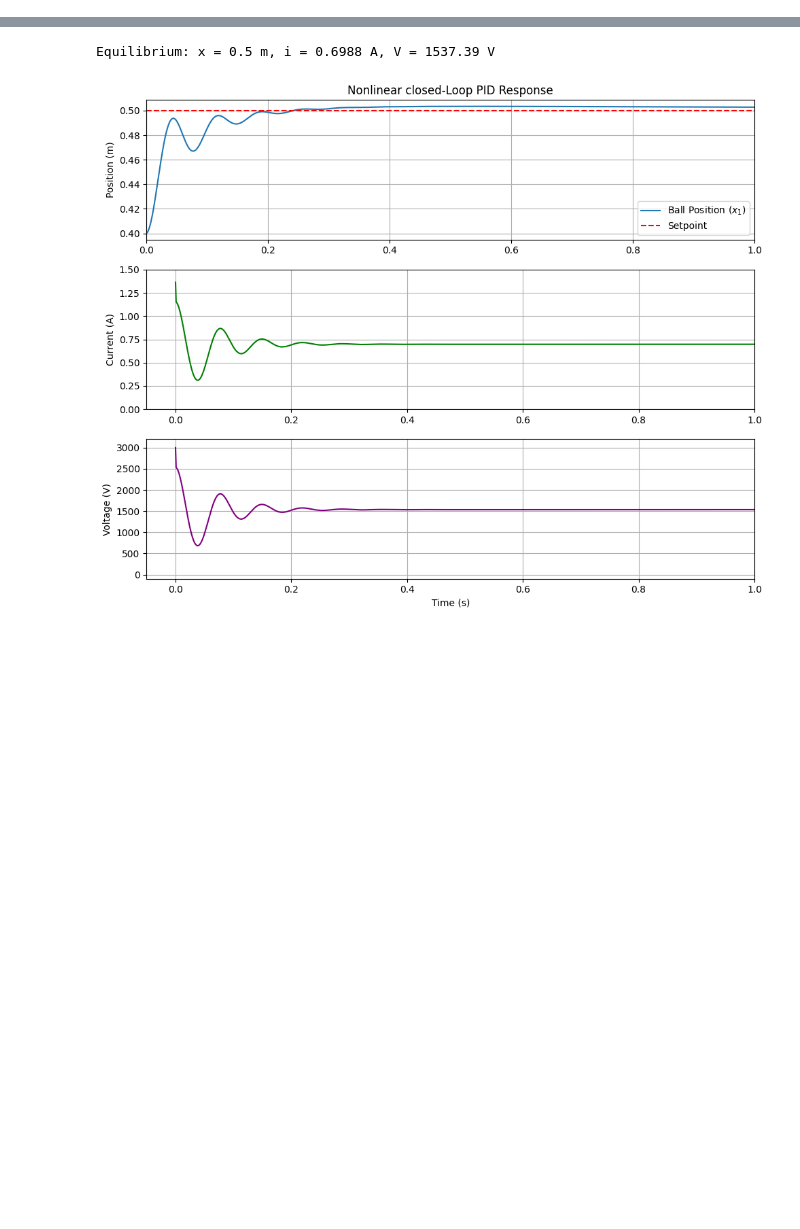
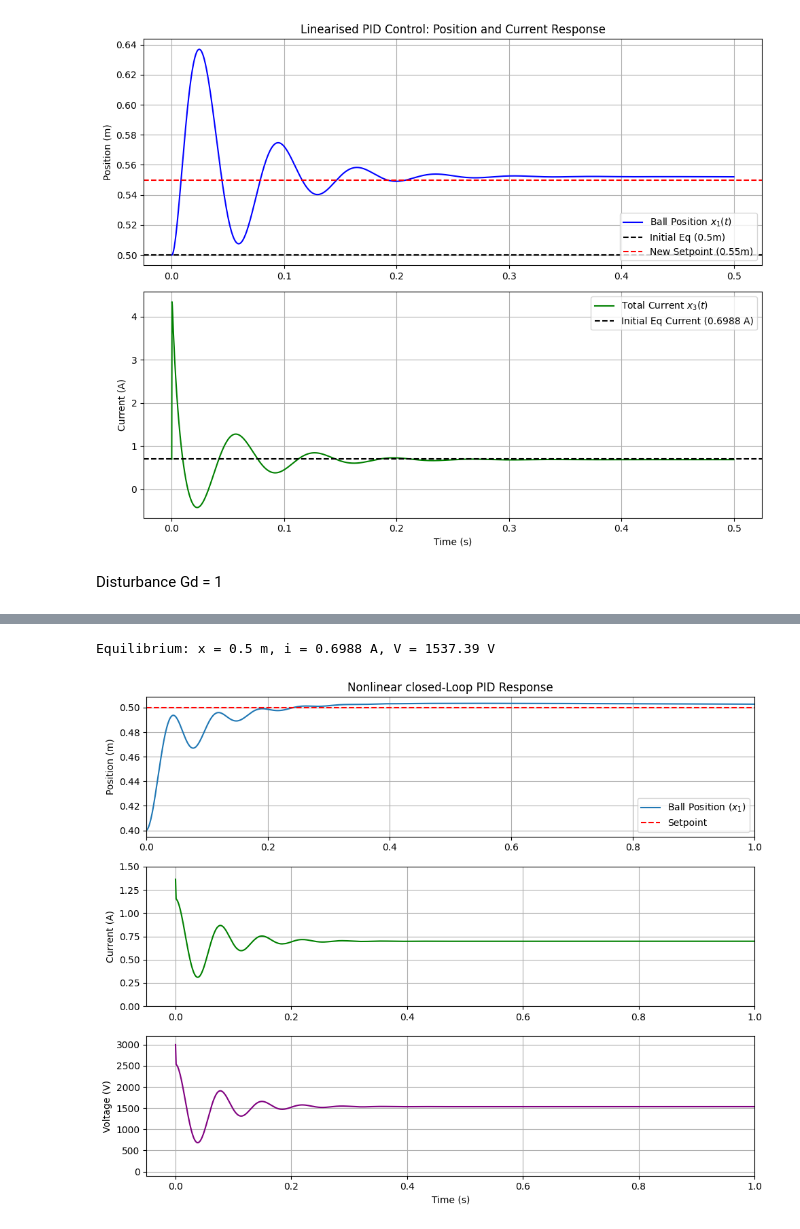
Before and after one commit to ethanboyjeff/ELE2038-Coursework, a Jupyter notebook: ELE2038_CW_notebook.ipynb, the cells around one changed output, grey strips where cells are left out. Drawn from its saved outputs; the diff is of its cells as text; code cells hidden in the pictures; blank space fills up the shorter version.

```diff
--- a/ELE2038_CW_notebook.ipynb
+++ b/ELE2038_CW_notebook.ipynb
@@ -2,0 +294,3 @@
+# %%
+F = 1/(L0 + L1*np.exp(-alpha*(delta-x1e)))
+print(F)
@@ -2,0 +387,58 @@
+# %%
+# Define Laplace variable to ensure clean math
+s = ctrl.tf('s')
+
+# 1. Re-define TFs explicitly to ensure no previous variables are causing issues
+denom = s**3 - (B+E)*(s**2) + (B*E - A)*s + (A*E - C*D)
+Gs = (C * F) / denom
+Gsi = F * (s**2 - B*s - A) / denom
+
+# 2. Calculate Closed-Loop Transfer Functions
+# Position Loop
+Gcl = ctrl.feedback(Gc * Gs, Gm)
+# Transfer Function from Setpoint to Control Voltage
+T_u = ctrl.feedback(Gc, Gs * Gm)
+# Transfer Function from Setpoint to Current
+H_curr = T_u * Gsi
+
+#low-pass filter to smooth the step command
+smoother = 1 / (0.005 * s + 1)
+
+# 4. Simulate the responses (multiplying by the smoother)
+t_span = np.linspace(0, 0.5, 2000)
+t, pos_dev = ctrl.step_response(Gcl * smoother * 0.05, t_span)
+t, cur_dev = ctrl.step_response(H_curr * smoother * 0.05, t_span)
+
+# Add equilibrium values to get absolute totals
+total_pos = pos_dev + x1e
+total_cur = cur_dev + x3e
+
+# 5. Plotting
+plt.figure(figsize=(10, 8))
+
+# Position Subplot
+plt.subplot(2, 1, 1)
+plt.plot(t, total_pos, 'b', label="Ball Position $x_1(t)$")
+plt.axhline(x1e, color='k', linestyle='--', label=f"Initial Eq ({x1e}m)")
+plt.axhline(x1e + 0.05, color='r', linestyle='--', label="New Setpoint (0.55m)")
+plt.ylabel("Position (m)")
+plt.title("Linearised PID Control: Position and Current Response")
+plt.legend(loc='lower right')
+plt.grid(True)
+
+# Current Subplot
+plt.subplot(2, 1, 2)
+plt.plot(t, total_cur, 'g', label="Total Current $x_3(t)$")
+plt.axhline(x3e, color='k', linestyle='--', label=f"Initial Eq Current ({x3e:.4f} A)")
+plt.ylabel("Current (A)")
+plt.xlabel("Time (s)")
+plt.legend(loc='upper right')
+plt.grid(True)
+
+plt.tight_layout()
+plt.savefig('Position vs Current Response of Gcl' , dpi=300, bbox_inches='tight')
+plt.show()
+# %% [output]
+[figure, added]
+# %% [markdown]
+Disturbance Gd = 1
```
Also changed, not shown: parts of 70 cells of this notebook.
